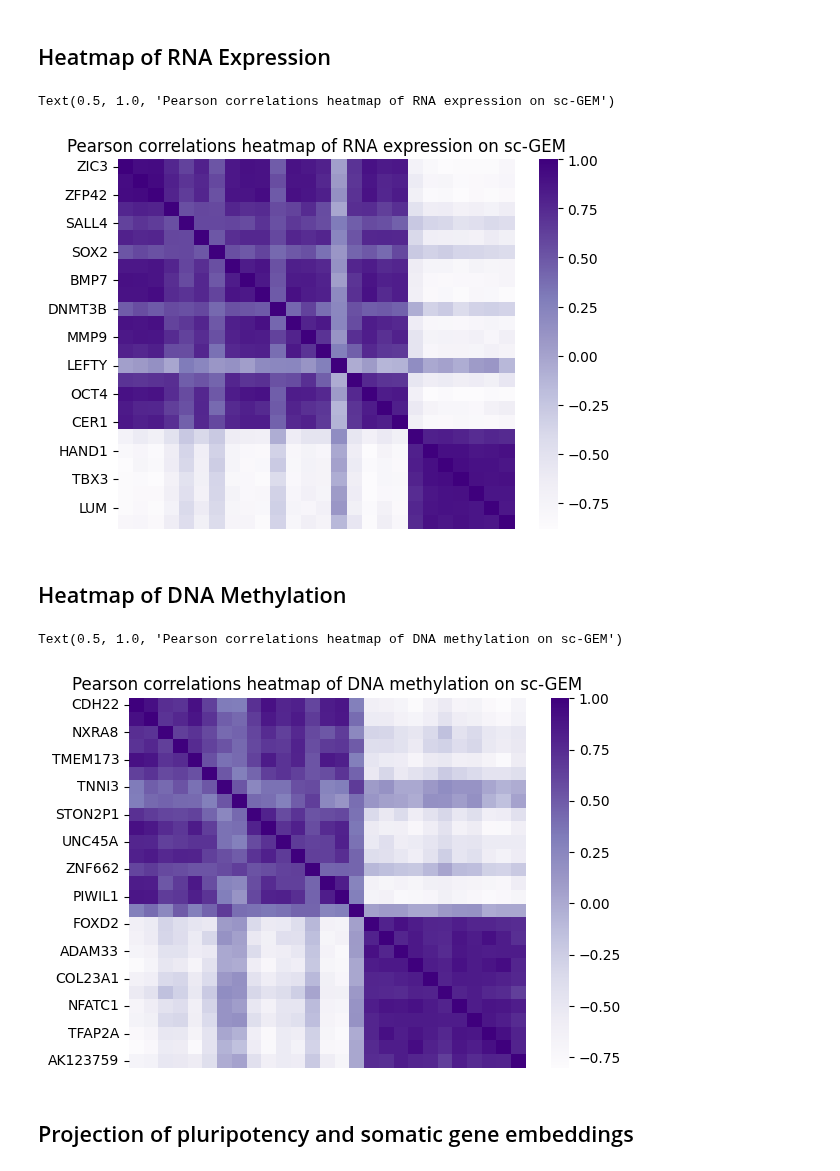
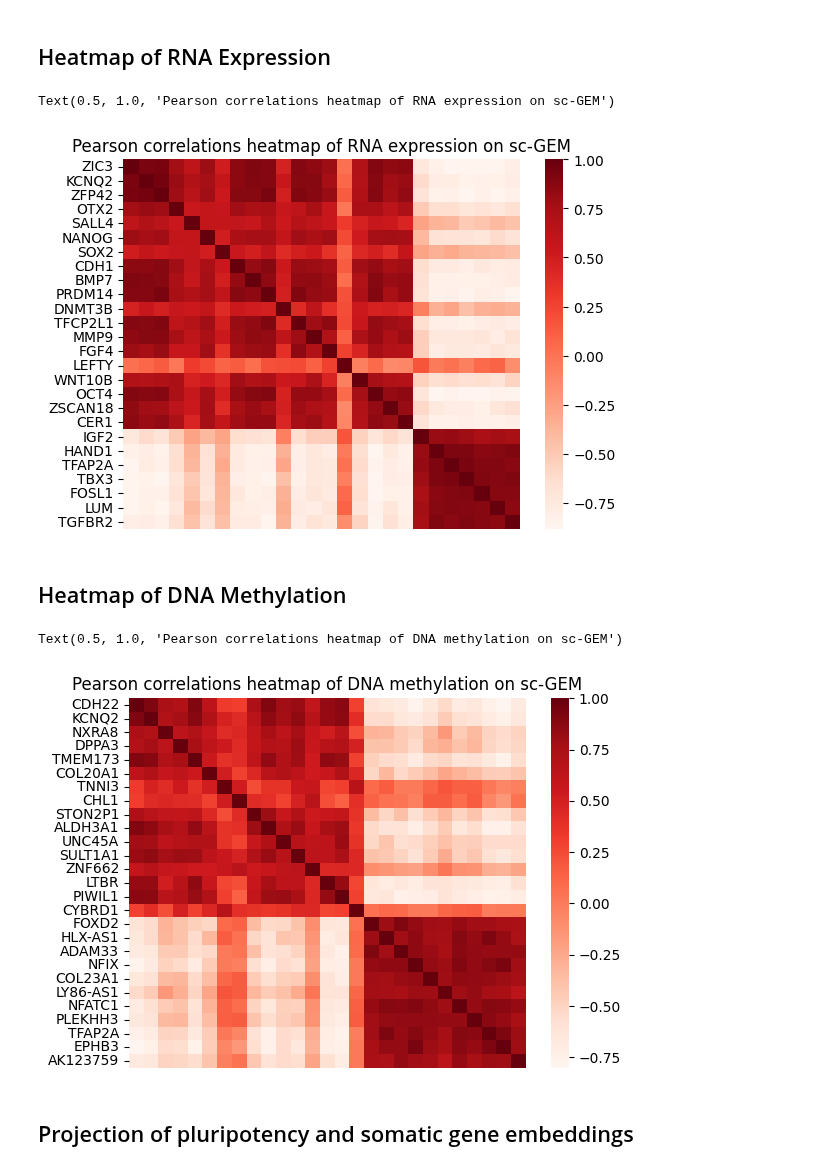
Before and after one commit to congfeng4/SCOIT, a Jupyter notebook: tutorial/sc_GEM.ipynb, the cells around one changed output. Cells and saved outputs as stored; diff of their text form; code cells hidden in the pictures.

```diff
--- a/tutorial/sc_GEM.ipynb
+++ b/tutorial/sc_GEM.ipynb
@@ -142,24 +155,24 @@ len(EXPR_LIST), len(METHY_LIST)
 df_expr = df_gene.loc[:, df_gene.columns.str.endswith('_expr')].rename(lambda x: x.replace('_expr', ''), axis=1)
 df_expr = df_expr.loc[:, EXPR_LIST]
 # %%
-sns.heatmap(df_expr.corr(method='pearson'), cmap='Purples')
+sns.heatmap(df_expr.corr(method='pearson'), cmap='Reds', yticklabels=EXPR_LIST)
 plt.xticks([])
 plt.title('Pearson correlations heatmap of RNA expression on sc-GEM')
 # %% [output]
 Text(0.5, 1.0, 'Pearson correlations heatmap of RNA expression on sc-GEM')
-[figure, old version]
+[figure, new version]
 # %% [markdown]
 ## Heatmap of DNA Methylation
 # %%
 df_methy = df_gene.loc[:, df_gene.columns.str.endswith('_methy')].rename(lambda x: x.replace('_methy', ''), axis=1)
 df_methy = df_methy.loc[:, METHY_LIST]
 # %%
-sns.heatmap(df_methy.corr(method='pearson'), cmap='Purples')
+sns.heatmap(df_methy.corr(method='pearson'), cmap='Reds', yticklabels=METHY_LIST)
 plt.xticks([])
 plt.title('Pearson correlations heatmap of DNA methylation on sc-GEM')
 # %% [output]
 Text(0.5, 1.0, 'Pearson correlations heatmap of DNA methylation on sc-GEM')
-[figure, old version]
+[figure, new version]
 # %% [markdown]
 ## Projection of pluripotency and somatic gene embeddings
 # %%
```
Also changed, not shown: parts of 19 cells of this notebook.
